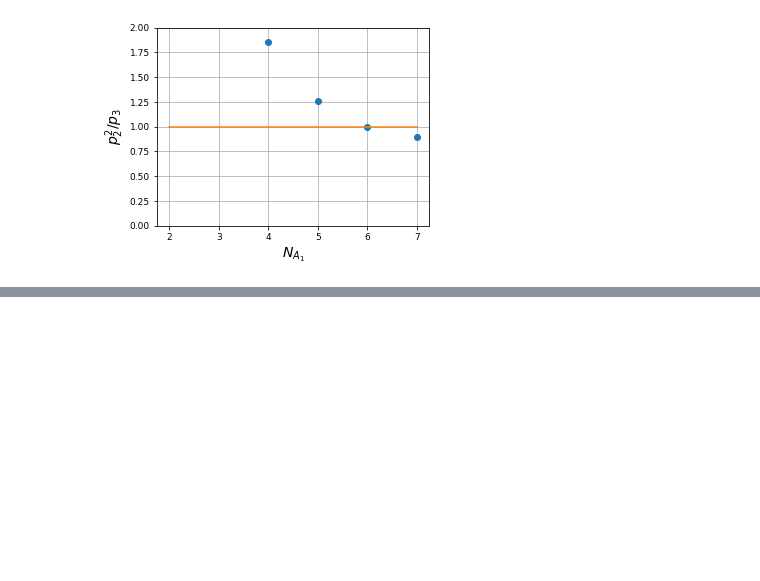
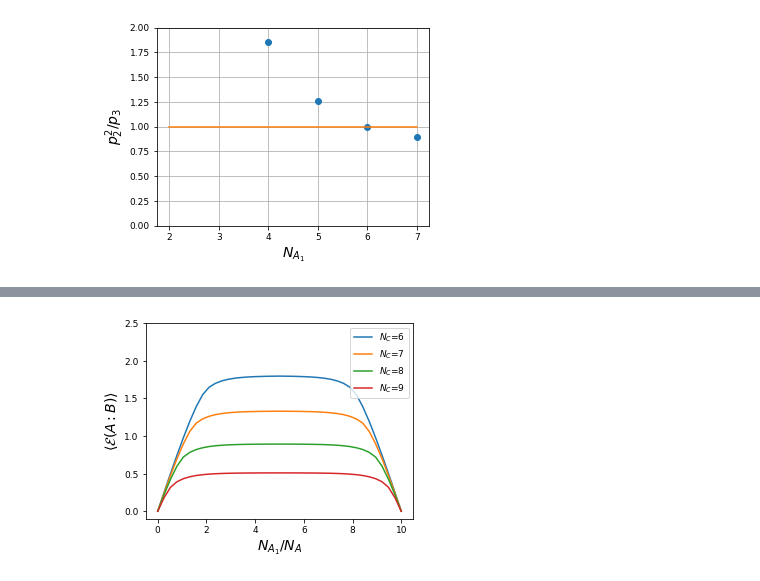
Before and after one commit to hassan-shap/RMT, a Jupyter notebook: experiment.ipynb, the cells around one changed output, grey strips where cells are left out. Cells and saved outputs as stored; diff of their text form; code cells hidden in the pictures; blank space fills up the shorter version.

```diff
--- a/experiment.ipynb
+++ b/experiment.ipynb
@@ -128,0 +198,20 @@ plt.show()
+# %%
+plt.figure(figsize=(4.8,3.6))
+fsize=9
+plt.rcParams.update({'font.size': fsize})
+for i_b in range(len(Nblist)):
+    Nb=Nblist[i_b]
+    xplot =np.concatenate((Na1,Na/2+Na1))
+    yplot = np.concatenate((logneg[:,i_b],logneg[::-1,i_b]))
+    plt.plot(xplot,yplot,'-',label='$N_C$=%d' % (Nb),color='C%d' % (i_b))
+
+
+# plt.xlim(0,R12_list[-1])
+plt.ylim(-0.1,2.5)
+plt.xlabel('$N_{A_1}/N_A$',fontsize = fsize+5)
+plt.ylabel(r'$\langle{\cal E}(A:B)\rangle$',fontsize = fsize+5)
+plt.legend(fontsize=fsize)
+plt.savefig('figs/rmt_LN_R12_Na_%d.pdf' % (Na))
+plt.show()
+# %% [output]
+[figure, added]
```
Also changed, not shown: parts of 4 cells of this notebook, 3 other files.
